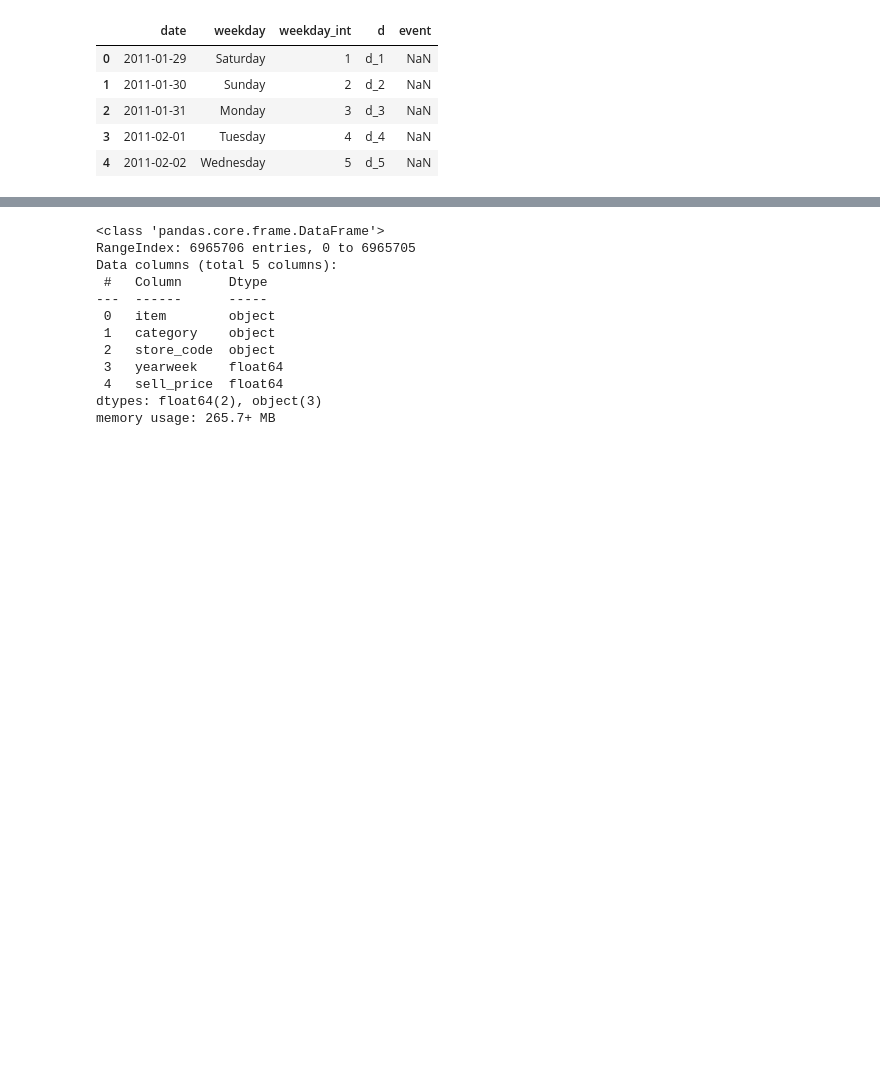
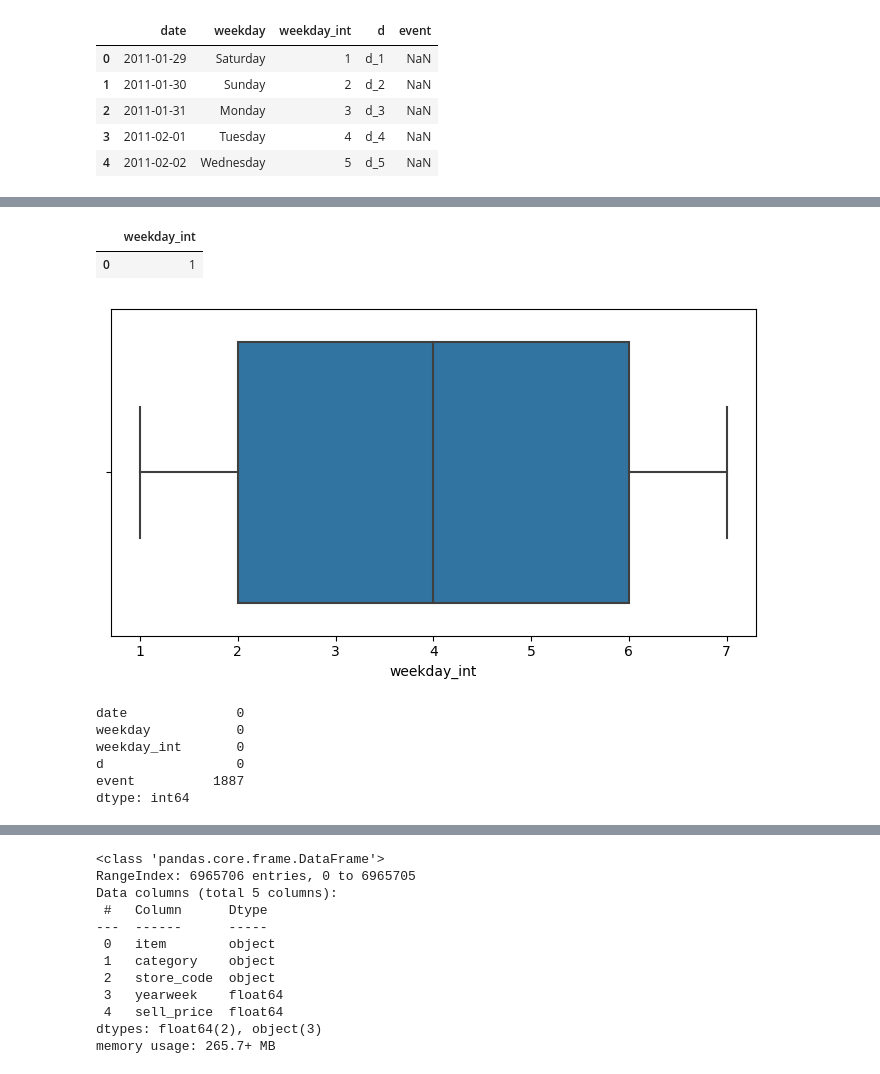
Before and after one commit to DiegoDeMorais1/TFM-grupo2, a Jupyter notebook: tfm.ipynb, the cells around one changed output, grey strips where cells are left out. Cells and saved outputs as stored; diff of their text form; code cells hidden in the pictures; blank space fills up the shorter version.

```diff
--- a/tfm.ipynb
+++ b/tfm.ipynb
@@ -32,3 +36,5 @@ memory usage: 74.9+ KB
 | 2 | 2011-01-31 | Monday | 3 | d_3 | NaN |
 | 3 | 2011-02-01 | Tuesday | 4 | d_4 | NaN |
 | 4 | 2011-02-02 | Wednesday | 5 | d_5 | NaN |
+# %%
+df1['date'] = pd.to_datetime(df1.date, format='%Y-%m-%d')
@@ -34,0 +56,50 @@ memory usage: 74.9+ KB
+# %%
+#selecionar automaticamente variáveis numericas
+df_num = df1._get_numeric_data()
+# %%
+df_num.head(1)
+# %% [output]
+|  | weekday_int |
+| 0 | 1 |
+# %%
+# função para criar boxplots de todas as variáveis de uma dada dataframe
+def plot_box_plots(df1, fig_size = (12, 20)):
+    """
+    df: dataframe with only numerical variables
+    fig_size: size of each sub plot
+    output: box plots of each variable
+    """
+
+    #create structure
+    fig, axes = plt.subplots(math.ceil(len(df1.columns) / 3), 3, figsize = fig_size)
+
+    #iteration by column
+    for i, ax in enumerate(fig.axes):
+        if i < len(df1.columns):
+            sns.boxplot(x=df1.columns[i], data=df1, ax=ax)
+
+    # choose when hide figure
+    if round((len(df1.columns) / 3) % 1, 2) == 0.33:
+        axes.flat[-2].set_visible(False)
+        axes.flat[-1].set_visible(False)
+    elif round((len(df.columns) / 3) % 1, 2) == 0.67:
+        axes.flat[-1].set_visible(False)
+    else:
+        pass
+
+    fig.tight_layout()
+# %%
+plot_box_plots(df_num, (20, 4))
+# %% [output]
+[figure, added]
+# %%
+# Dados em falta
+
+df1.isnull().sum()
+# %% [output]
+date              0
+weekday           0
+weekday_int       0
+d                 0
+event          1887
+dtype: int64
```
Also changed, not shown: parts of 17 cells of this notebook.
